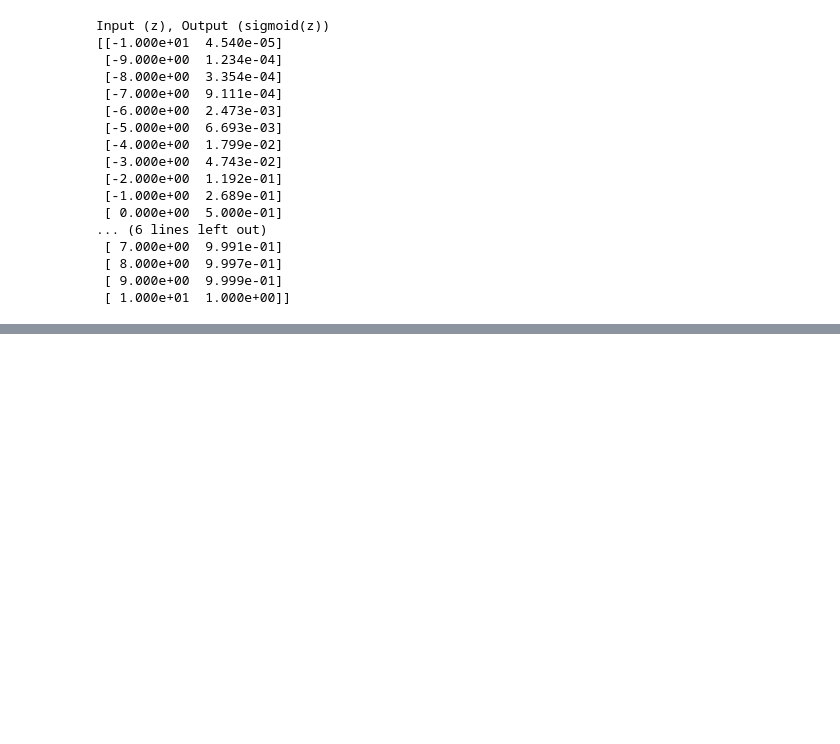
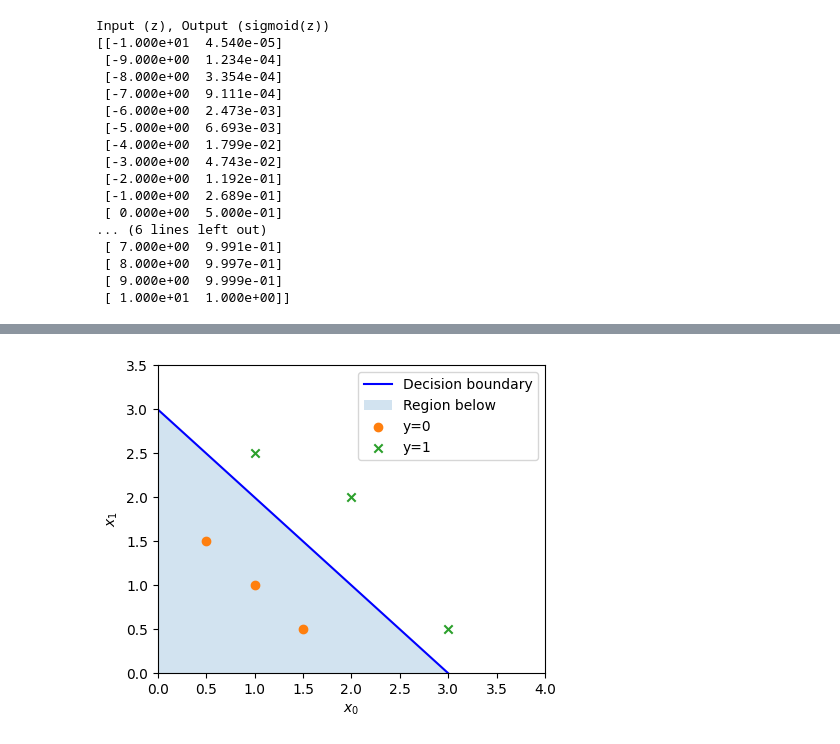
Before and after one commit to yb-whilelearning/PythonProjects__ML, a Jupyter notebook: Classification.ipynb, the cells around one changed output, grey strips where cells are left out. Drawn from its saved outputs; the diff is of its cells as text; code cells hidden in the pictures; blank space fills up the shorter version.

```diff
--- a/Classification.ipynb
+++ b/Classification.ipynb
@@ -81,0 +185,29 @@ Input (z), Output (sigmoid(z))
+# %%
+# Choose values between 0 and 6
+
+
+x0 = np.arange(0, 6)
+x1 = 3 - x0
+
+fig, ax = plt.subplots(1, 1, figsize=(5, 4))
+
+# Plot the decision boundary line
+ax.plot(x0, x1, color="blue", label='Decision boundary')
+
+# Fill the region below the line
+ax.fill_between(x0, x1, alpha=0.2, label='Region below')
+
+# Plot the original data (replace plot_data)
+y_flat = y.flatten()
+ax.scatter(X[y_flat == 0, 0], X[y_flat == 0, 1], label='y=0', marker='o')
+ax.scatter(X[y_flat == 1, 0], X[y_flat == 1, 1], label='y=1', marker='x')
+
+# Axis limits & labels
+ax.axis([0, 4, 0, 3.5])
+ax.set_xlabel(r'$x_0$')
+ax.set_ylabel(r'$x_1$')
+ax.legend()
+
+plt.show()
+# %% [output]
+[figure, added]
```
Also changed, not shown: parts of 10 cells of this notebook.
